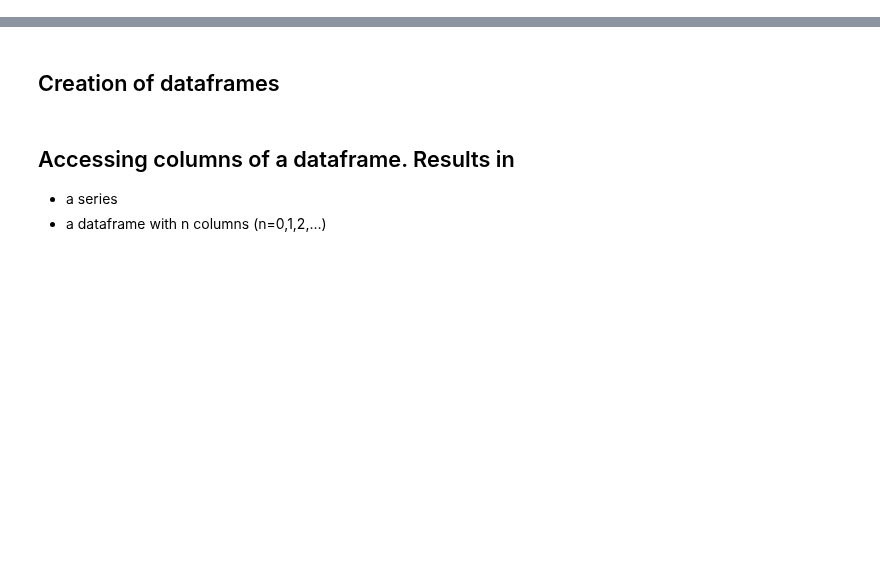
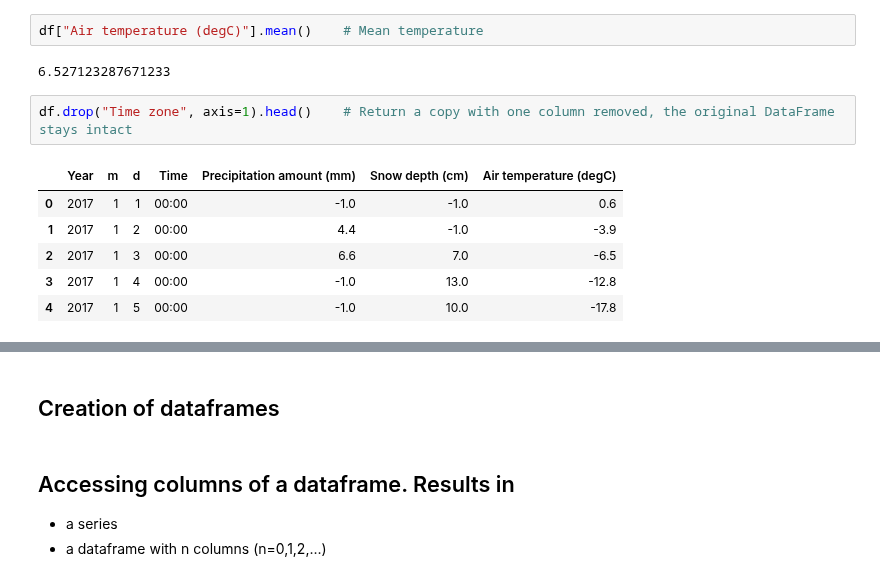
Before and after one commit to jttoivon/data-analysis-with-python-spring-2019, a Jupyter notebook: pandas.ipynb, the cells around one changed output, grey strips where cells are left out. Saved outputs shown, nothing was run; the diff lists cells and outputs as text; blank space fills up the shorter version.

```diff
--- a/pandas.ipynb
+++ b/pandas.ipynb
@@ -8,0 +32,13 @@ import pandas as pd
+# %%
+df["Air temperature (degC)"].mean()    # Mean temperature
+# %% [output]
+6.527123287671233
+# %%
+df.drop("Time zone", axis=1).head()    # Return a copy with one column removed, the original DataFrame stays intact
+# %% [output]
+|  | Year | m | d | Time | Precipitation amount (mm) | Snow depth (cm) | Air temperature (degC) |
+| 0 | 2017 | 1 | 1 | 00:00 | -1.0 | -1.0 | 0.6 |
+| 1 | 2017 | 1 | 2 | 00:00 | 4.4 | -1.0 | -3.9 |
+| 2 | 2017 | 1 | 3 | 00:00 | 6.6 | 7.0 | -6.5 |
+| 3 | 2017 | 1 | 4 | 00:00 | -1.0 | 13.0 | -12.8 |
+| 4 | 2017 | 1 | 5 | 00:00 | -1.0 | 10.0 | -17.8 |
```
Also changed, not shown: parts of 67 cells of this notebook, 2 other files.
